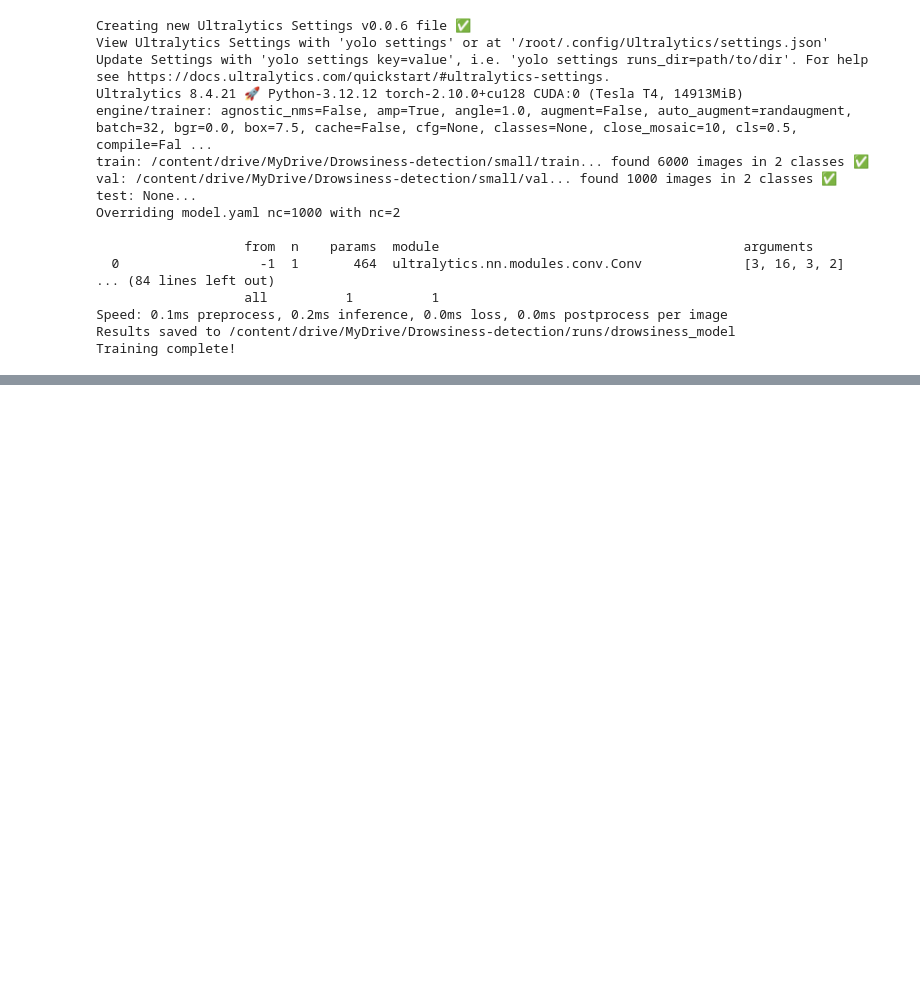
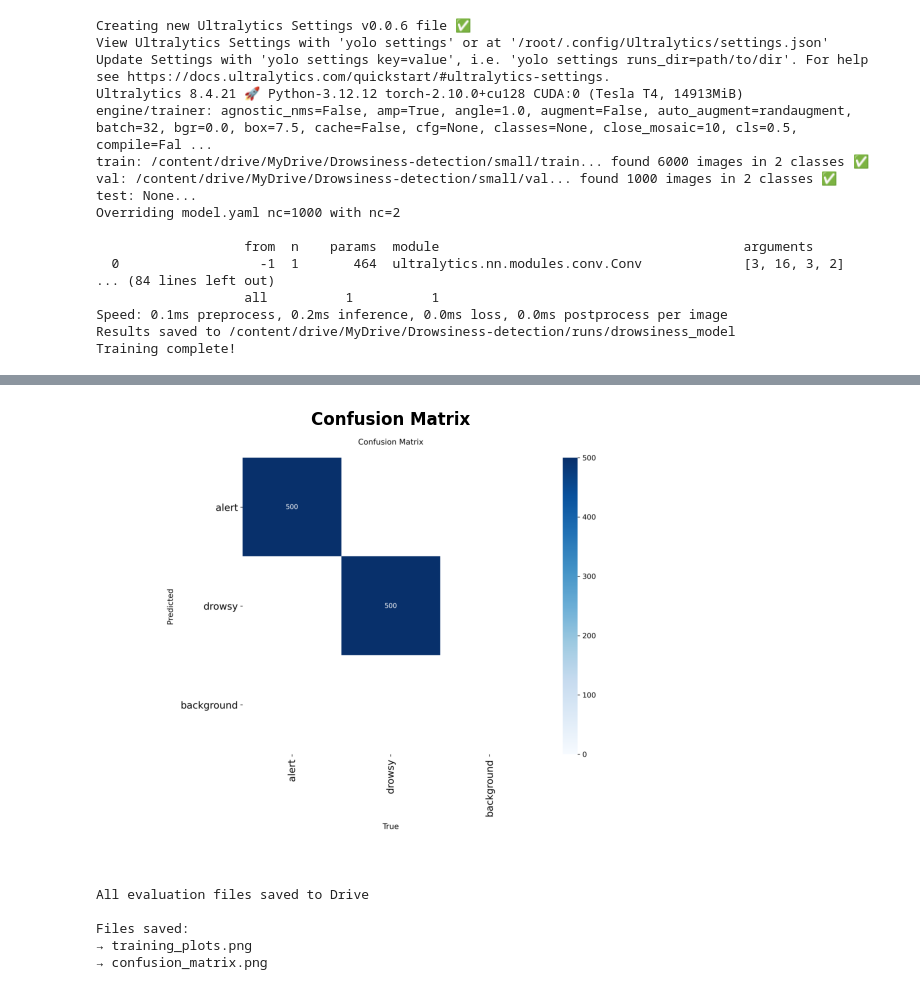
Before and after one commit to Yehan-Manodya/Drowsiness-detection, a Jupyter notebook: training/drowsiness_training.ipynb, the cells around one changed output, grey strips where cells are left out. Saved outputs shown, nothing was run; the diff lists cells and outputs as text; code cells hidden in the pictures; blank space fills up the shorter version.

```diff
--- a/training/drowsiness_training.ipynb
+++ b/training/drowsiness_training.ipynb
@@ -60,0 +191,34 @@ Training complete!
+# %%
+from IPython.display import Image
+from PIL import Image as PILImage
+import matplotlib.pyplot as plt
+
+img = PILImage.open('/content/drive/MyDrive/Drowsiness-detection/runs/drowsiness_model/confusion_matrix.png')
+
+plt.figure(figsize=(6, 5))
+plt.imshow(img)
+plt.axis('off')
+plt.title('Confusion Matrix', fontweight='bold')
+plt.tight_layout()
+plt.show()
+# %% [output]
+[figure, added]
+# %%
+import shutil
+
+# Save confusion matrix
+shutil.copy(
+    '/content/drive/MyDrive/Drowsiness-detection/runs/drowsiness_model/confusion_matrix.png',
+    '/content/drive/MyDrive/Drowsiness-detection/confusion_matrix.png'
+)
+
+print("All evaluation files saved to Drive")
+print("\nFiles saved:")
+print("→ training_plots.png")
+print("→ confusion_matrix.png")
+# %% [output]
+All evaluation files saved to Drive
+
+Files saved:
+→ training_plots.png
+→ confusion_matrix.png
```
Also changed, not shown: parts of 5 cells of this notebook.
